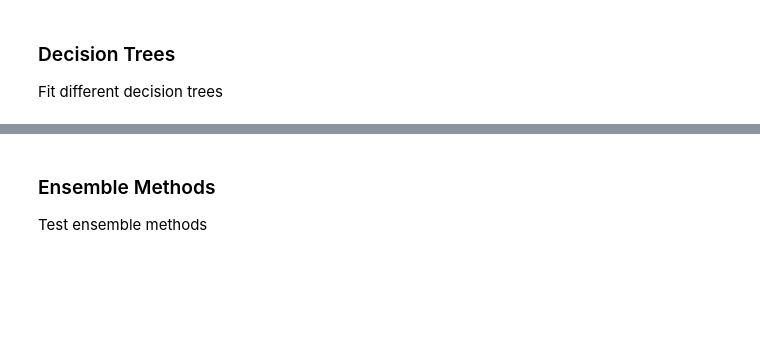
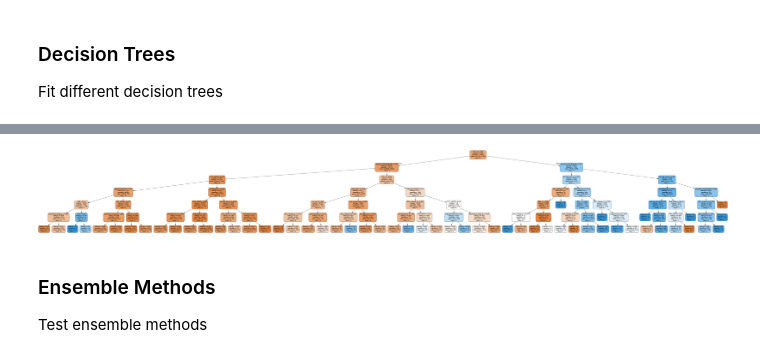
Before and after one commit to stereopickle/credit_card_default_classification, a Jupyter notebook: 010.Process.ipynb, the cells around one changed output, grey strips where cells are left out. Cells and saved outputs as stored; diff of their text form; code cells hidden in the pictures; blank space fills up the shorter version.

Commit message:
added decision trees and knn

```diff
--- a/010.Process.ipynb
+++ b/010.Process.ipynb
@@ -669,0 +506,2 @@ Please also refer to the documentation for alternative solver options:
+# %%
+interactions = pd.read_pickle('interaction.pkl')
@@ -677,7 +560,7 @@ X_train, X_test, y_train, y_test = train_test_split(X, y, test_size = 0.25, rand
 First, we will balance out our train samples with the best method. (I don't have to use this for decision trees)
 # %%
 # Balanced weight method
-lr_weight = LogisticRegression(solver='liblinear', class_weight='balanced')
+lr_weight = LogisticRegression(solver='liblinear', class_weight='balanced', max_iter = 10000)
 lr_weight.fit(X_train, y_train)
 lr_weight_test = lr_weight.predict(X_test)
 
@@ -793,0 +779,24 @@ Fit different decision trees
+# %%
+# find the best hyperparameters for simple decision tree
+parameters={'max_depth': range(3,8,1),
+            'min_samples_split':range(1,10,1),
+            'min_samples_leaf':range(1,10,1),
+            'criterion': ['gini', 'entropy']
+           }
+
+dtc = DecisionTreeClassifier(random_state=1)
+
+tree_g = GridSearchCV(dtc, parameters, cv=5, scoring='f1', verbose = 1,  n_jobs = -1)
+tree_g.fit(scaled_X_train,y_train)
+
+print(tree_g.best_params_, ': ', tree_g.best_score_)
+
+y_pred = tree_g.best_estimator_.predict(scaled_X_test)
+y_pred_train = tree_g.best_estimator_.predict(scaled_X_train)
+
+f1_train = round(f1_score(y_train, y_pred_train), 3)
+f1_test = round(f1_score(y_test, y_pred), 3)
+
+print('Train F1 score: ', f1_train)
+print('Test F1 score: ', f1_test)
+models['decision_tree_gridsearch'] = (f1_train, f1_test)
@@ -794,3 +818,21 @@ Fit different decision trees
+# %%
+from sklearn.tree import export_graphviz
+from io import StringIO
+from IPython.display import Image
+import pydotplus
+
+dtc = DecisionTreeClassifier(random_state=1, criterion = 'entropy', max_depth = 6, min_samples_leaf = 2, min_samples_split = 2)
+dtc.fit(scaled_X_train,y_train)
+
+dot_data = StringIO()
+export_graphviz(dtc, out_file=dot_data,
+                filled=True, rounded=True,
+                special_characters=True,feature_names = scaled_X_train.columns,class_names=['0','1'])
+graph = pydotplus.graph_from_dot_data(dot_data.getvalue())
+#graph.write_png('simple_decision_tree.png')
+Image(graph.create_png())
+# %% [output]
+[figure, added]
 # %% [markdown]
 ### Ensemble Methods
 Test ensemble methods
```
Also changed, not shown: parts of 38 cells of this notebook.
